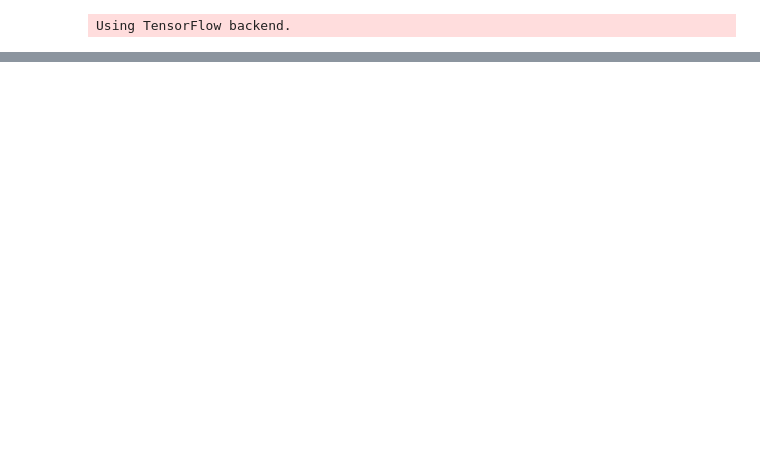
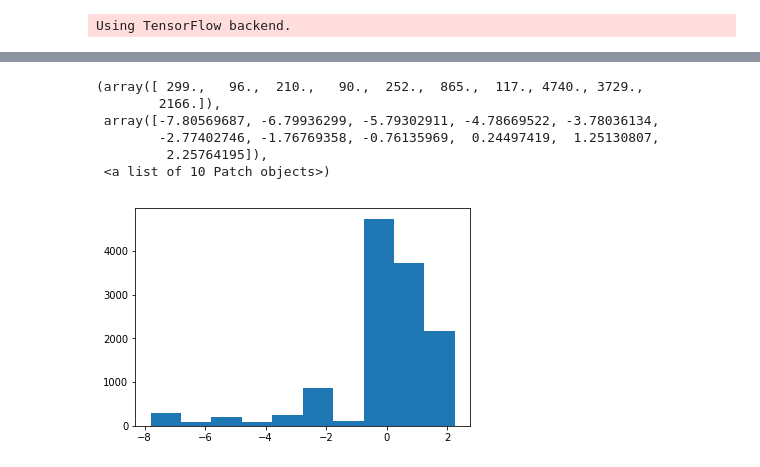
Before and after one commit to d3brown3/stockPortfolioGen, a Jupyter notebook: src/code.ipynb, the cells around one changed output, grey strips where cells are left out. Drawn from its saved outputs; the diff is of its cells as text; code cells hidden in the pictures; blank space fills up the shorter version.

```diff
--- a/src/code.ipynb
+++ b/src/code.ipynb
@@ -40,0 +121,3 @@ dat = df[df['Symbol']=='CASI']
+# %%
+dat = dat.stack().reset_index()
+dat.columns = ['Date', 'Symbol', 'Adj Close']
@@ -60,0 +251,10 @@ model = Model(inputs, output)
+# %%
+plt.hist(y[:,0])
+# %% [output]
+(array([ 299.,   96.,  210.,   90.,  252.,  865.,  117., 4740., 3729.,
+        2166.]),
+ array([-7.80569687, -6.79936299, -5.79302911, -4.78669522, -3.78036134,
+        -2.77402746, -1.76769358, -0.76135969,  0.24497419,  1.25130807,
+         2.25764195]),
+ <a list of 10 Patch objects>)
+[figure, added]
```
Also changed, not shown: parts of 37 cells of this notebook, 1 other file.
